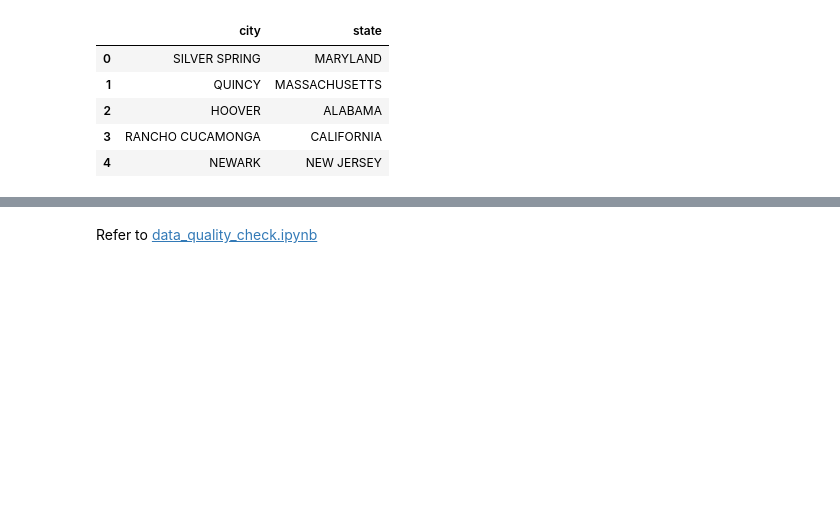
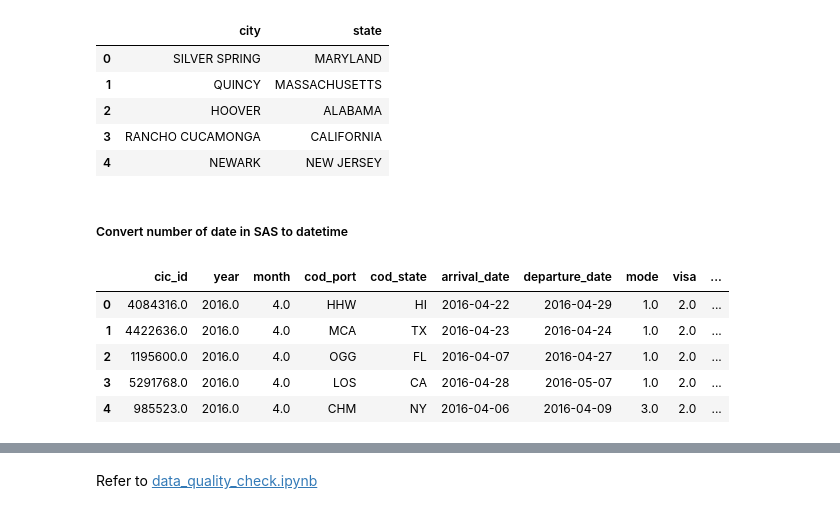
Before and after one commit to Renameira/data-engineering-udacity, a Jupyter notebook: capstone-project/src/Capstone.ipynb, the cells around one changed output, grey strips where cells are left out. Cells and saved outputs as stored; diff of their text form; code cells hidden in the pictures; blank space fills up the shorter version.

```diff
--- a/capstone-project/src/Capstone.ipynb
+++ b/capstone-project/src/Capstone.ipynb
@@ -87,8 +87,10 @@ Data columns (total 29 columns):
 dtypes: float64(15), int64(2), object(12)
 memory usage: 226.7+ KB
 # %%
-df_fact_immigration = df_immigration[['cicid', 'i94yr', 'i94mon', 'i94port', 'i94addr', 'arrdate', 'depdate', 'i94mode', 'i94visa']].copy()
-df_fact_immigration.columns = ['cic_id', 'year', 'month', 'cod_port', 'cod_state', 'arrival_date', 'departure_date', 'mode', 'visa']
+df_fact_immigration = df_immigration[['cicid', 'i94yr', 'i94mon', 'i94port', 'i94addr', 'arrdate',
+	'depdate', 'i94mode', 'i94visa']].copy()
+df_fact_immigration.columns = ['cic_id', 'year', 'month', 'cod_port', 'cod_state', 'arrival_date',
+	'departure_date', 'mode', 'visa']
 df_fact_immigration['country'] = 'United States'
 df_fact_immigration.head(3)
 # %% [output]
@@ -335,6 +309,22 @@ df_dim_city_location.head(5)
 | 2 | HOOVER | ALABAMA |
 | 3 | RANCHO CUCAMONGA | CALIFORNIA |
 | 4 | NEWARK | NEW JERSEY |
+# %% [markdown]
+##### Convert number of date in SAS to datetime
+# %%
+def _SAS_to_datetime(date):
+    return pd.to_timedelta(date, unit='D') + pd.Timestamp('1960-1-1')
+# %%
+df_fact_immigration['arrival_date'] = _SAS_to_datetime(df_fact_immigration['arrival_date'])
+df_fact_immigration['departure_date'] = _SAS_to_datetime(df_fact_immigration['departure_date'])
+df_fact_immigration.head(5)
+# %% [output]
+|  | cic_id | year | month | cod_port | cod_state | arrival_date | departure_date | mode | visa | ... |
+| 0 | 4084316.0 | 2016.0 | 4.0 | HHW | HI | 2016-04-22 | 2016-04-29 | 1.0 | 2.0 | ... |
+| 1 | 4422636.0 | 2016.0 | 4.0 | MCA | TX | 2016-04-23 | 2016-04-24 | 1.0 | 2.0 | ... |
+| 2 | 1195600.0 | 2016.0 | 4.0 | OGG | FL | 2016-04-07 | 2016-04-27 | 1.0 | 2.0 | ... |
+| 3 | 5291768.0 | 2016.0 | 4.0 | LOS | CA | 2016-04-28 | 2016-05-07 | 1.0 | 2.0 | ... |
+| 4 | 985523.0 | 2016.0 | 4.0 | CHM | NY | 2016-04-06 | 2016-04-09 | 3.0 | 2.0 | ... |
 # %% [markdown]
 ### Step 3: Define the Data Model
 #### 3.1 Conceptual Data Model
```
Also changed, not shown: parts of 19 cells of this notebook.
